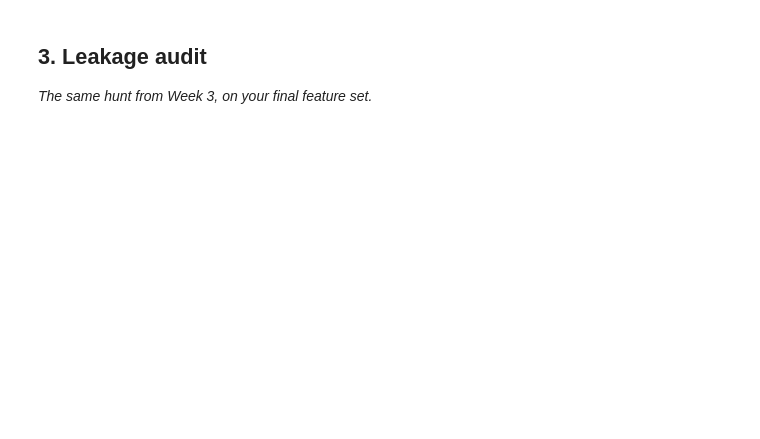
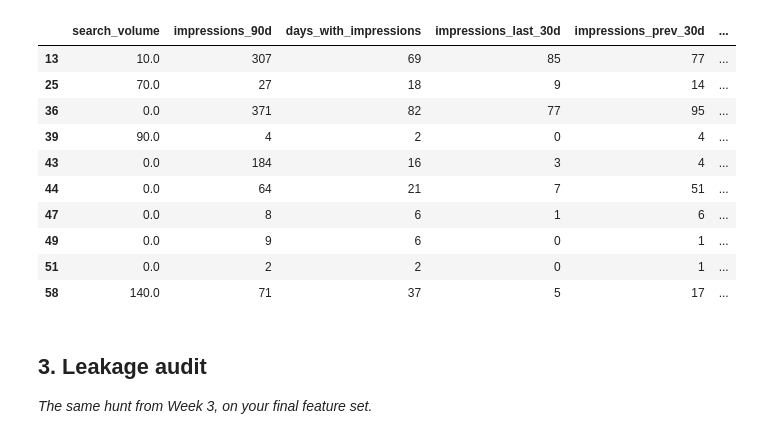
Before and after one commit to Ikramkhan-gif1/FlyRank-ML-Internship, a Jupyter notebook: work/notebooks/w06_validation_audit.ipynb, the cells around one changed output. Saved outputs shown, nothing was run; the diff lists cells and outputs as text; code cells hidden in the pictures; blank space fills up the shorter version.

```diff
--- a/work/notebooks/w06_validation_audit.ipynb
+++ b/work/notebooks/w06_validation_audit.ipynb
@@ -23,3 +309,66 @@ This skeleton is yours to fill. Work the sections **in order** — each one has
+# %%
+# Inspect real failure examples from the grouped test set
+# Client identifiers are intentionally excluded from the displayed output.
+
+failure_examples = group_test.copy()
+
+failure_examples["predicted_probability"] = grouped_proba
+
+failure_examples["predicted_label"] = (
+    failure_examples["predicted_probability"] >= 0.50
+).astype(int)
+
+failure_examples["error_type"] = np.where(
+    (
+        (failure_examples[target] == 0)
+        & (failure_examples["predicted_label"] == 1)
+    ),
+    "False Positive",
+    np.where(
+        (
+            (failure_examples[target] == 1)
+            & (failure_examples["predicted_label"] == 0)
+        ),
+        "False Negative",
+        "Correct"
+    )
+)
+
+errors = failure_examples[
+    failure_examples["error_type"] != "Correct"
+].copy()
+
+error_columns = [
+    "report_date",
+    "search_volume",
+    "impressions_90d",
+    "days_with_impressions",
+    "impressions_last_30d",
+    "impressions_prev_30d",
+    "days_since_last_update",
+    "ctr",
+    "avg_position",
+    target,
+    "predicted_probability",
+    "predicted_label",
+    "error_type"
+]
+
+errors[
+    [col for col in error_columns if col in errors.columns]
+].head(10)
+# %% [output]
+|  | search_volume | impressions_90d | days_with_impressions | impressions_last_30d | impressions_prev_30d | ... |
+| 13 | 10.0 | 307 | 69 | 85 | 77 | ... |
+| 25 | 70.0 | 27 | 18 | 9 | 14 | ... |
+| 36 | 0.0 | 371 | 82 | 77 | 95 | ... |
+| 39 | 90.0 | 4 | 2 | 0 | 4 | ... |
+| 43 | 0.0 | 184 | 16 | 3 | 4 | ... |
+| 44 | 0.0 | 64 | 21 | 7 | 51 | ... |
+| 47 | 0.0 | 8 | 6 | 1 | 6 | ... |
+| 49 | 0.0 | 9 | 6 | 0 | 1 | ... |
+| 51 | 0.0 | 2 | 2 | 0 | 1 | ... |
+| 58 | 140.0 | 71 | 37 | 5 | 17 | ... |
 # %% [markdown]
 ## 3. Leakage audit
 
```
Also changed, not shown: parts of 24 cells of this notebook.
